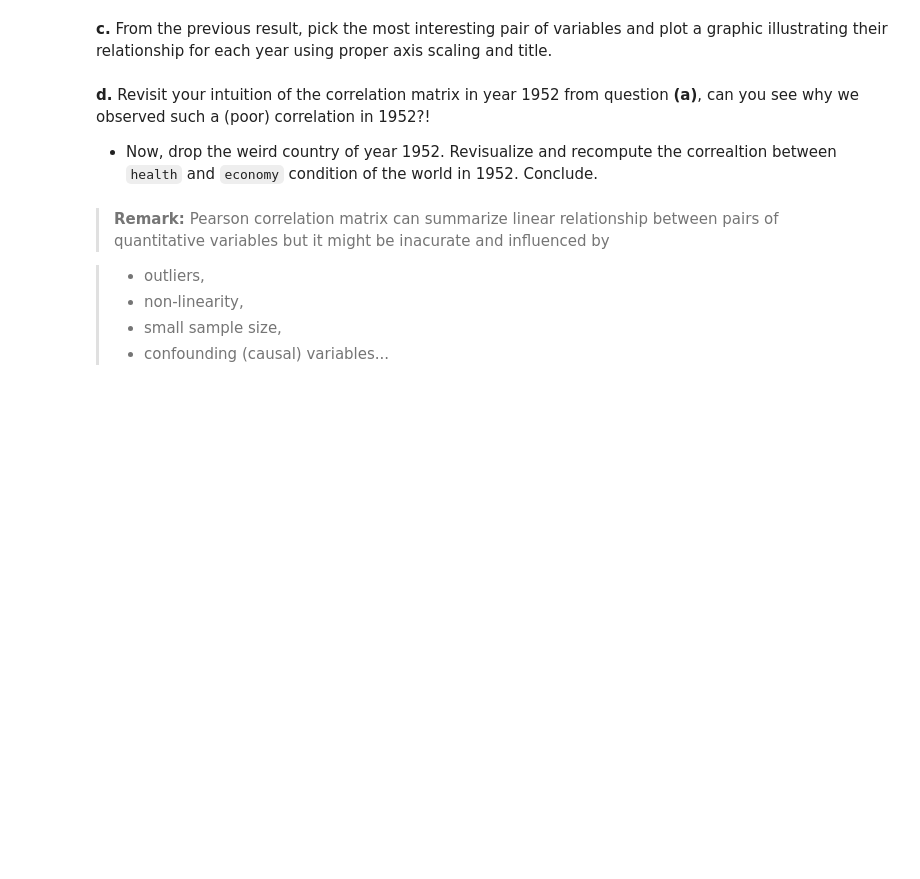
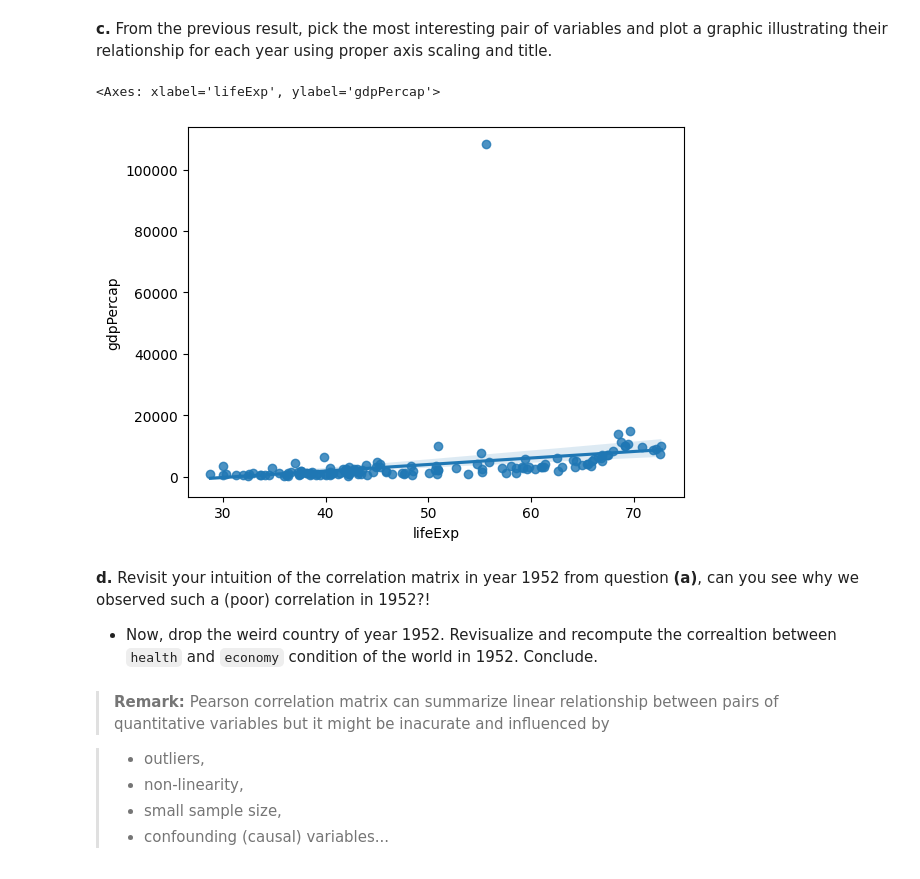
Before and after one commit to LaimengEung/inf-604-data-analysis-i-repo, a Jupyter notebook: Copy_of_Lab5_EDA.ipynb, the cells around one changed output. Drawn from its saved outputs; the diff is of its cells as text; code cells hidden in the pictures; blank space fills up the shorter version.

```diff
--- a/Copy_of_Lab5_EDA.ipynb
+++ b/Copy_of_Lab5_EDA.ipynb
@@ -44,8 +128,16 @@ gapminder.head()
 # %%
 import matplotlib.pyplot as plt
 import seaborn as sns
 
 # To do
+sns.regplot(
+    data1952,
+    x='lifeExp',
+    y='gdpPercap'
+)
+# %% [output]
+<Axes: xlabel='lifeExp', ylabel='gdpPercap'>
+[figure, added]
 # %% [markdown]
 **d.** Revisit your intuition of the correlation matrix in year 1952 from question **(a)**, can you see why we observed such a (poor) correlation in 1952?!
 
```
Also changed, not shown: parts of 14 cells of this notebook.
